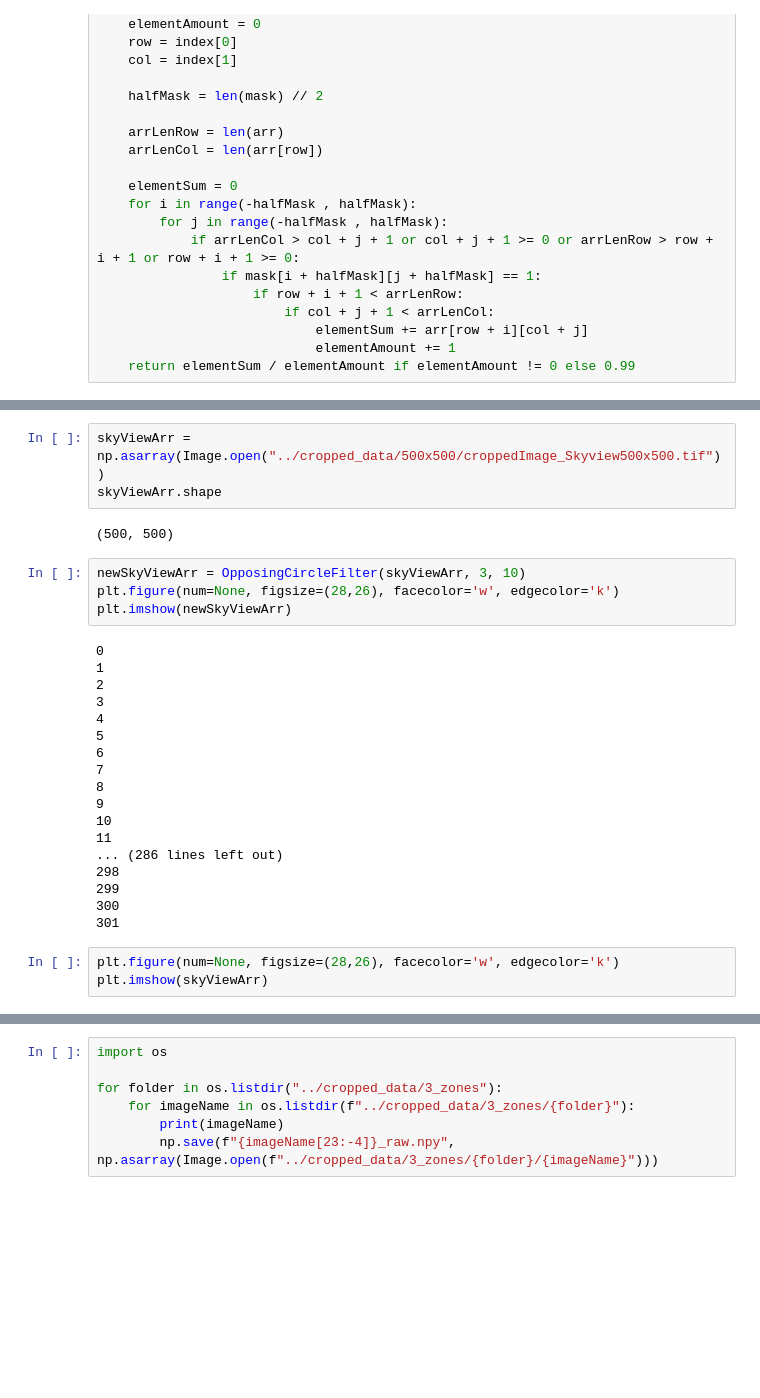
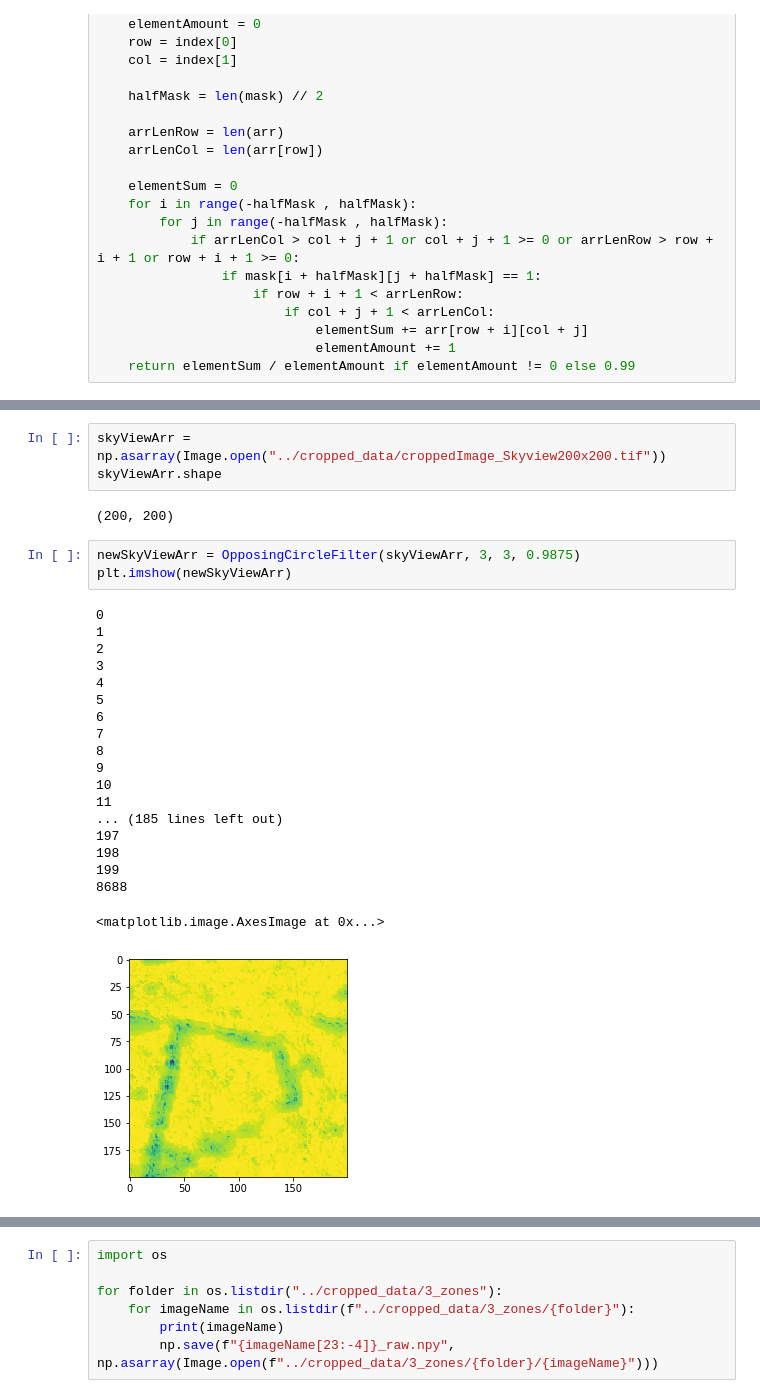
Before and after one commit to jonatan-flyckt/bachelors-thesis-playground, a Jupyter notebook: jonatan_features/features.ipynb, the cells around one changed output, grey strips where cells are left out. Cells and saved outputs as stored; diff of their text form; blank space fills up the shorter version.

```diff
--- a/jonatan_features/features.ipynb
+++ b/jonatan_features/features.ipynb
@@ -212,30 +247,28 @@ ax[7].imshow(createOpposingMask(3, 10, 7))
 # %%
-skyViewArr = np.asarray(Image.open("../cropped_data/500x500/croppedImage_Skyview500x500.tif"))
+skyViewArr = np.asarray(Image.open("../cropped_data/croppedImage_Skyview200x200.tif"))
 skyViewArr.shape
 # %% [output]
-(500, 500)
+(200, 200)
 # %%
-newSkyViewArr = OpposingCircleFilter(skyViewArr, 3, 10)
-plt.figure(num=None, figsize=(28,26), facecolor='w', edgecolor='k')
+newSkyViewArr = OpposingCircleFilter(skyViewArr, 3, 3, 0.9875)
 plt.imshow(newSkyViewArr)
 # %% [output]
 0
 1
 2
 3
 4
 5
 6
 7
 8
 9
 10
 11
-... (286 lines left out)
-298
-299
-300
-301
+... (185 lines left out)
+197
+198
+199
+8688
+<matplotlib.image.AxesImage at 0x...>
+[figure, added]
-# %%
-plt.figure(num=None, figsize=(28,26), facecolor='w', edgecolor='k')
-plt.imshow(skyViewArr)
```
Also changed, not shown: parts of 4 cells of this notebook, 1 other file.
